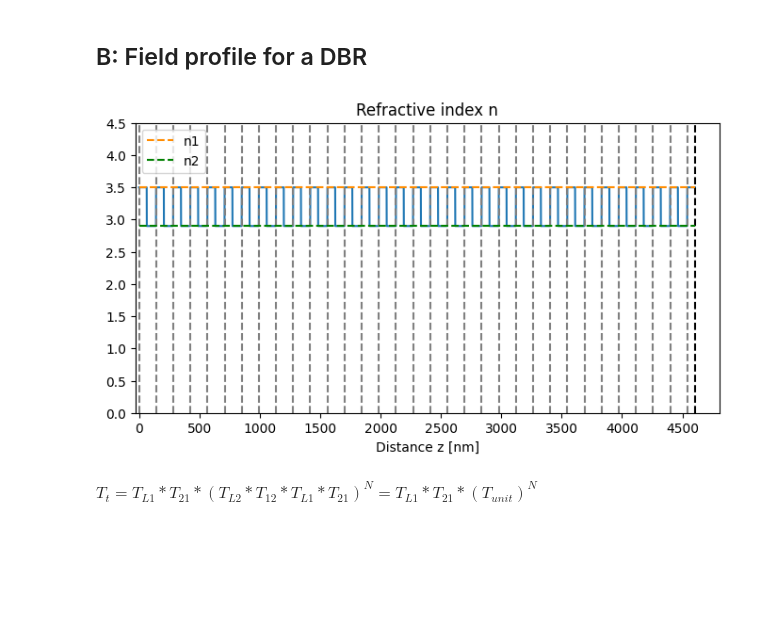
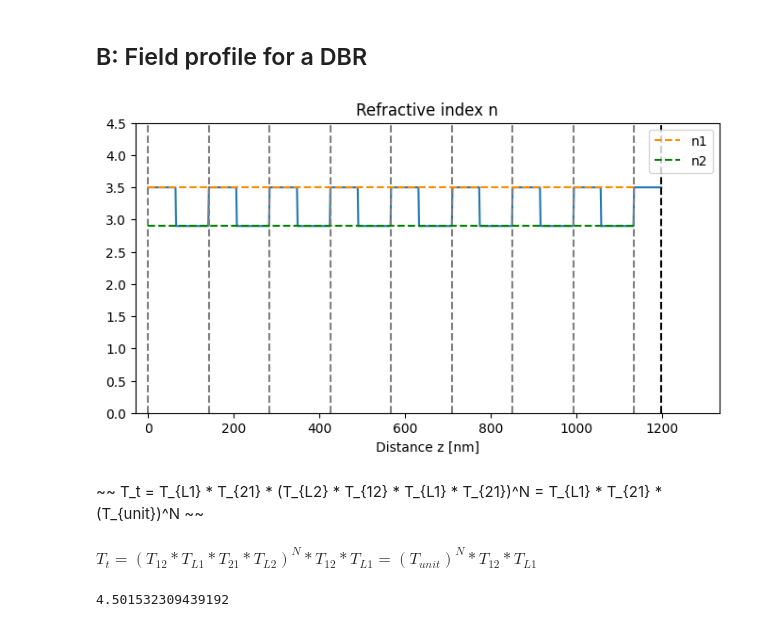
Before and after one commit to amcar-dtu/python-assignments, a Jupyter notebook: nano_opt_3.ipynb, the cells around one changed output. Cells and saved outputs as stored; diff of their text form; code cells hidden in the pictures; blank space fills up the shorter version.

```diff
--- a/nano_opt_3.ipynb
+++ b/nano_opt_3.ipynb
@@ -65,74 +67,58 @@ plt.show()
 n1 = 3.5
 n2 = 2.9
 
-N = 32
+N = 8
 
 lda = 900             # nm
 k0 = 2*np.pi/lda
 
-L1 = lda/(4*n1)
-L2 = lda/(4*n2)
+L1 = 900/(4*n1)
+L2 = 900/(4*n2)
 
 AN = np.array([1, 0]).reshape([2,1])
 
 zlim0 = 0           # nm
-zlim1 = (L1+L2)*N+L1   # nm
+zlim1 = (L1+L2)*N   # nm
 
 st = 1                                  # nm
-zr = np.arange(0, zlim1+st, st)         # nm
+zr = np.arange(0, zlim1, st)         # nm
 # %%
-nidx = [n1 if i < L1 else n2 for i in np.arange(0, L1+L2, st)]
-nidxek = [n1 for _ in np.arange(0, L1, st)]
-
-
-nidxt = []
-for _ in range(N):
-    nidxt = nidxt + nidx
-nidxt = nidxt + nidxek
+x = [i for i in np.arange(0, N*(L1+L2)+L1, (L1+L2)/100)]
+y = [n1 if i % (L1+L2) < L1 else n2 for i in np.arange(0, N*(L1+L2)+L1, (L1+L2)/100)]
 
 plt.figure(figsize=(8,4))
-plt.plot(np.linspace(0, zlim1, len(nidxt)), np.array(nidxt))
-plt.axvline(x=max(zr), color="black", linestyle="--")
-for hh in np.arange(0, max(zr), L1+L2):
+plt.plot(x, y)
+plt.axvline(x=max(zr)+L1, color="black", linestyle="--")
+for hh in np.arange(0, max(zr)+L1, L1+L2):
     plt.axvline(x=hh, color="gray", linestyle="--")
 plt.hlines(y=n1, xmin=min(zr), xmax=max(zr), color="darkorange", linestyle="--", label="n1")
 plt.hlines(y=n2, xmin=min(zr), xmax=max(zr), color="green", linestyle="--", label="n2")
 plt.xlim([0-30*st, max(zr)+200*st])
 plt.xlabel("Distance z [nm]")
-plt.xticks(np.arange(0, max(zr), 500))
+plt.xticks(np.arange(0, max(zr)+200, 200))
 plt.ylim([0, 4.5])
 plt.title("Refractive index n")
 plt.legend()
 plt.show()
 # %% [output]
-[figure, old version]
+[figure, new version]
 # %% [markdown]
-$ T_t =  T_{L1} * T_{21} * (T_{L2} * T_{12} * T_{L1} * T_{21})^N = T_{L1} * T_{21} * (T_{unit})^N $
+~~  T_t =  T_{L1} * T_{21} * (T_{L2} * T_{12} * T_{L1} * T_{21})^N = T_{L1} * T_{21} * (T_{unit})^N  ~~
+# %% [markdown]
+$ T_t =  (T_{12} * T_{L1} * T_{21} * T_{L2})^N * T_{12} * T_{L1} = (T_{unit})^N  * T_{12} * T_{L1} $
 # %%
-# Find the field at z=0
-
-# calculate Tt
 T = lambda n1, n2 : 1/(2*n2) * np.array([[n2 + n1, n2 - n1], [n2 - n1, n2 + n1]])
 TL = lambda L, n: np.array([[np.exp(1j*n*k0*L), 0], [0, np.exp(-1j*n*k0*L)]])
-
 # build the unit transfer matrix
-# Tunit = (np.matmul(
-#             np.matmul(
-#                 np.matmul(TL(L2, n2),
-#                             T(n1, n2)),
-#                                 TL(L1, n1)),
-#                                     T(n2, n1)))
-
-Tt = np.ones((2, 2))
-Tt = np.matmul(Tt, TL(L1, n1))
-Tt = np.matmul(Tt, T(n2, n1))
+Tt = np.identity(2)
+Tunit = (np.matmul(np.matmul(np.matmul(TL(L2, n2), T(n1, n2)), TL(L1, n1)), T(n2, n1)))
 for i in range(N):
-    Tt = np.matmul(Tt, TL(L2, n2))
-    Tt = np.matmul(Tt, T(n1, n2))
-    Tt = np.matmul(Tt, TL(L1, n1))
-    Tt = np.matmul(Tt, T(n2, n1))
-
+    Tt = np.matmul(Tt, Tunit)
+Tt = np.matmul(Tt, np.matmul(TL(L1, n1), T(n2, n1)))
 Tts = sparse.csr_matrix(Tt)
 Ttinv = np.linalg.pinv(Tts.toarray())
 
 A10 = np.matmul(Ttinv, AN)
+np.abs(A10[0][0] + A10[1][0])
+# %% [output]
+4.501532309439192
```
Also changed, not shown: parts of 11 cells of this notebook.
